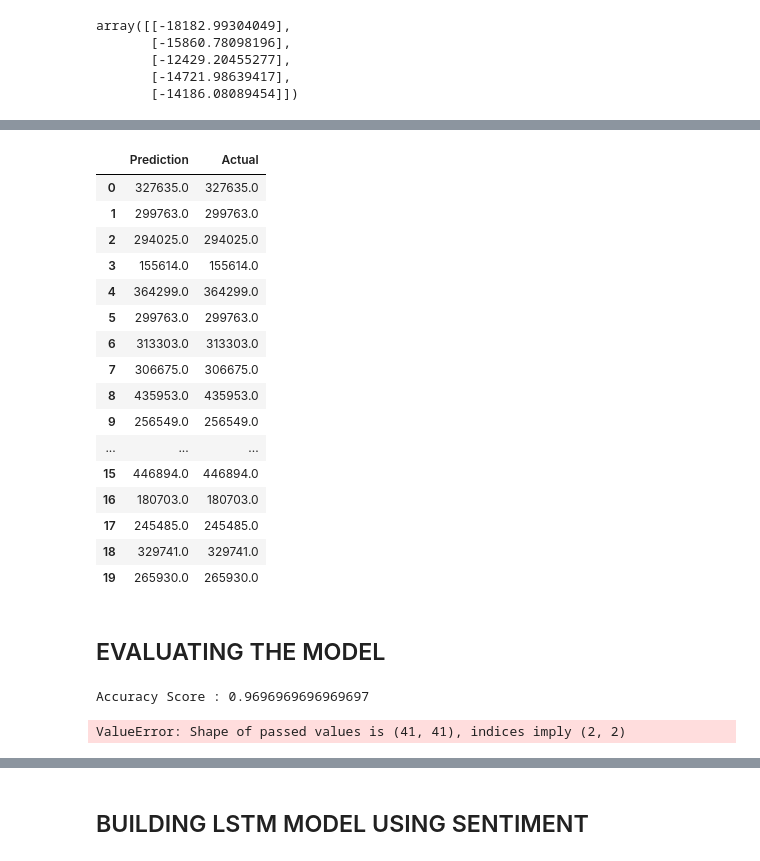
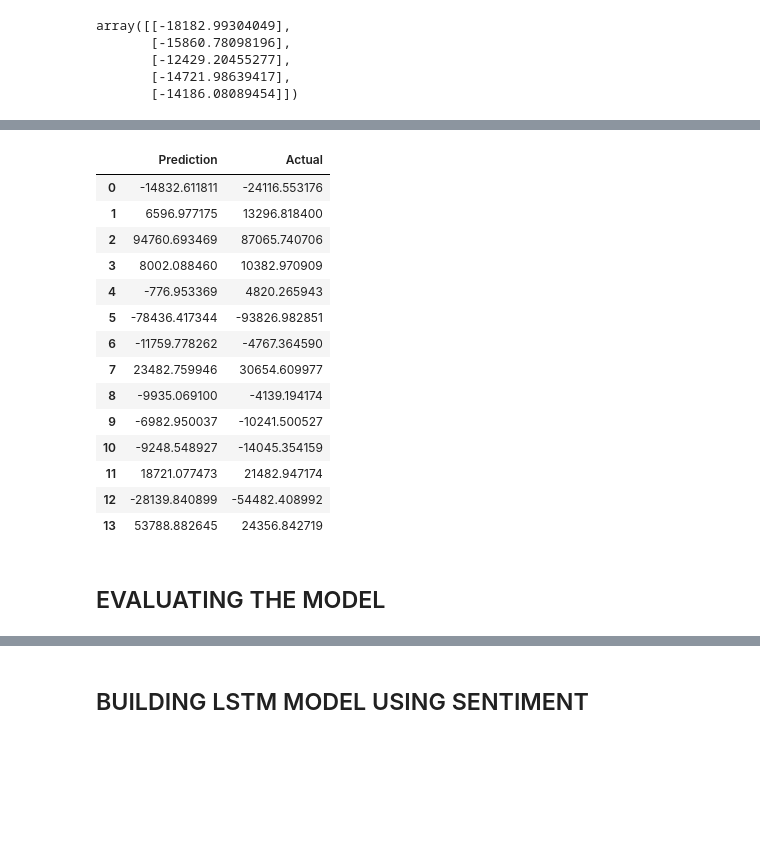
Before and after one commit to junaidqamer/HolidaySales, a Jupyter notebook: Main_notebook.ipynb, the cells around one changed output, grey strips where cells are left out. Drawn from its saved outputs; the diff is of its cells as text; code cells hidden in the pictures; blank space fills up the shorter version.

Commit message:
did gradient boost regressor

```diff
--- a/Main_notebook.ipynb
+++ b/Main_notebook.ipynb
@@ -797,25 +787,16 @@ X_test_scaled = X_scaler.transform(X_test)
 # %%
-# Create a classifier object
+# Create a regression object
 learning_rates = [0.05, 0.1, 0.25, 0.5, 0.75, 1]
 for learning_rate in learning_rates:
-    classifier = GradientBoostingClassifier(n_estimators=20,
+    regressor = GradientBoostingRegressor(n_estimators=20,
                                             learning_rate=learning_rate,
                                             max_features=5,
                                             max_depth=3,
                                             random_state=0)
+# Fit the model
+regressor.fit(X_train, y_train.ravel())
 
-    # Fit the model
-    classifier.fit(X_train_scaled, y_train.ravel())
-    print("Learning rate: ", learning_rate)
-
-    # Score the model
-    print("Accuracy score (training): {0:.3f}".format(
-        classifier.score(
-            X_train_scaled,
-            y_train.ravel())))
-    print("Accuracy score (validation): {0:.3f}".format(
-        classifier.score(
-            X_test_scaled,
-            y_test.ravel())))
-    print()
+# Make Prediction
+predictions = classifier.predict(X_test)
+pd.DataFrame({"Prediction": predictions, "Actual": y_test.ravel()}).head(20)
 # %% [output]
@@ -823,52 +818,32 @@ ValueError: Unknown label type: 'continuous'
 # %%
-# Choose a learning rate and create classifier
-classifier = GradientBoostingClassifier(n_estimators=20,
+# Choose a learning rate and create regression
+classifier = GradientBoostingRegressor(n_estimators=20,
                                         learning_rate=0.75,
                                         max_features=5,
                                         max_depth=3,
                                         random_state=0)
 
 # Fit the model
-classifier.fit(X_train_scaled, y_train.ravel())
+classifier.fit(X_train, y_train.ravel())
 
 # Make Prediction
-predictions = classifier.predict(X_test_scaled)
+predictions = classifier.predict(X_test)
 pd.DataFrame({"Prediction": predictions, "Actual": y_test.ravel()}).head(20)
 # %% [output]
 |  | Prediction | Actual |
-| 0 | 327635.0 | 327635.0 |
-| 1 | 299763.0 | 299763.0 |
-| 2 | 294025.0 | 294025.0 |
-| 3 | 155614.0 | 155614.0 |
-| 4 | 364299.0 | 364299.0 |
-| 5 | 299763.0 | 299763.0 |
-| 6 | 313303.0 | 313303.0 |
-| 7 | 306675.0 | 306675.0 |
-| 8 | 435953.0 | 435953.0 |
-| 9 | 256549.0 | 256549.0 |
-| ... | ... | ... |
-| 15 | 446894.0 | 446894.0 |
-| 16 | 180703.0 | 180703.0 |
-| 17 | 245485.0 | 245485.0 |
-| 18 | 329741.0 | 329741.0 |
-| 19 | 265930.0 | 265930.0 |
+| 0 | -14832.611811 | -24116.553176 |
+| 1 | 6596.977175 | 13296.818400 |
+| 2 | 94760.693469 | 87065.740706 |
+| 3 | 8002.088460 | 10382.970909 |
+| 4 | -776.953369 | 4820.265943 |
+| 5 | -78436.417344 | -93826.982851 |
+| 6 | -11759.778262 | -4767.364590 |
+| 7 | 23482.759946 | 30654.609977 |
+| 8 | -9935.069100 | -4139.194174 |
+| 9 | -6982.950037 | -10241.500527 |
+| 10 | -9248.548927 | -14045.354159 |
+| 11 | 18721.077473 | 21482.947174 |
+| 12 | -28139.840899 | -54482.408992 |
+| 13 | 53788.882645 | 24356.842719 |
 # %% [markdown]
 ## EVALUATING THE MODEL
-# %%
-# Calculating the accuracy score
-acc_score = accuracy_score(y_test, predictions)
-print(f"Accuracy Score : {acc_score}")
-# %% [output]
-Accuracy Score : 0.9696969696969697
-# %%
-# Generate the confusion matrix
-cm = confusion_matrix(y_test, predictions)
-cm_df = pd.DataFrame(
-    cm, index=["Actual 0", "Actual 1"],
-    columns=["Predicted 0", "Predicted 1"]
-)
-
-# Displaying results
-display(cm_df)
-# %% [output]
-ValueError: Shape of passed values is (41, 41), indices imply (2, 2)
```
Also changed, not shown: parts of 7 cells of this notebook.
